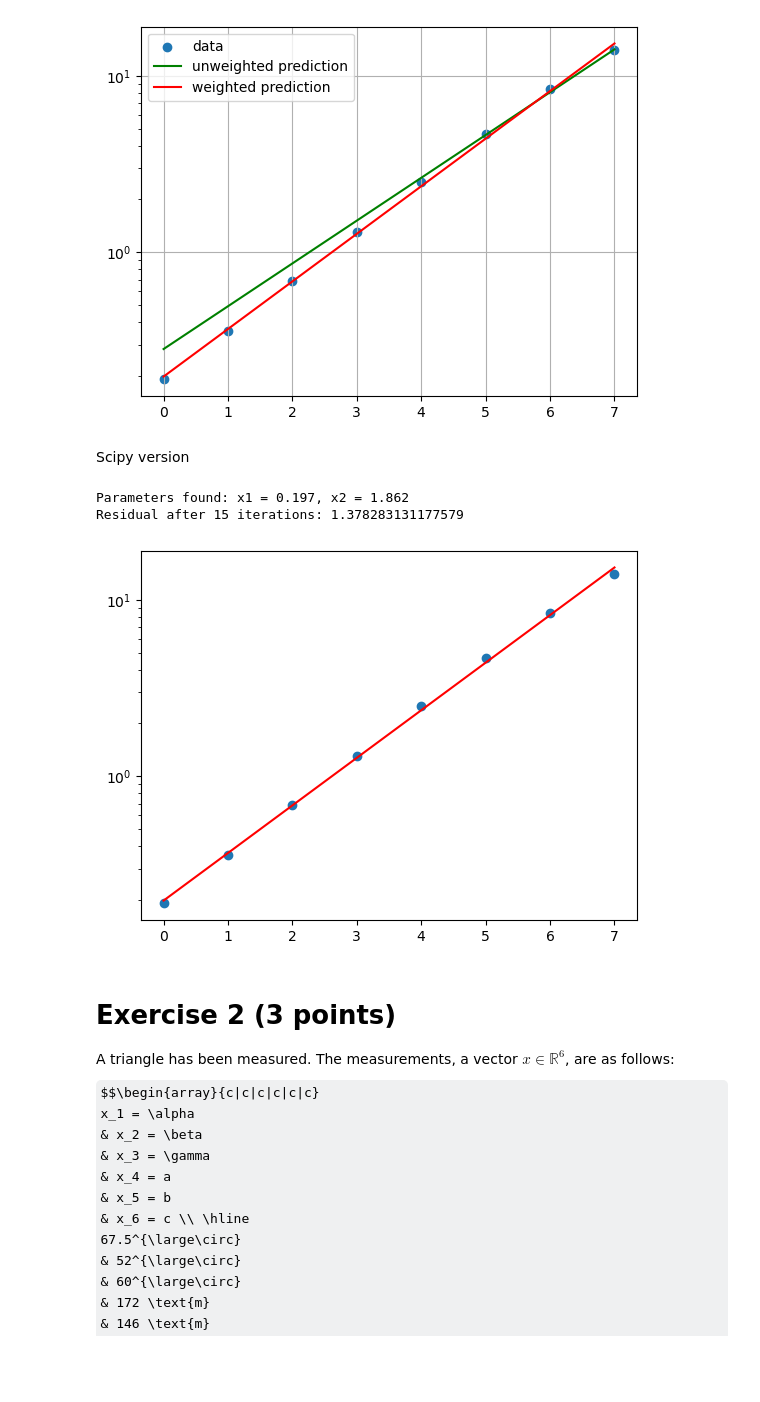
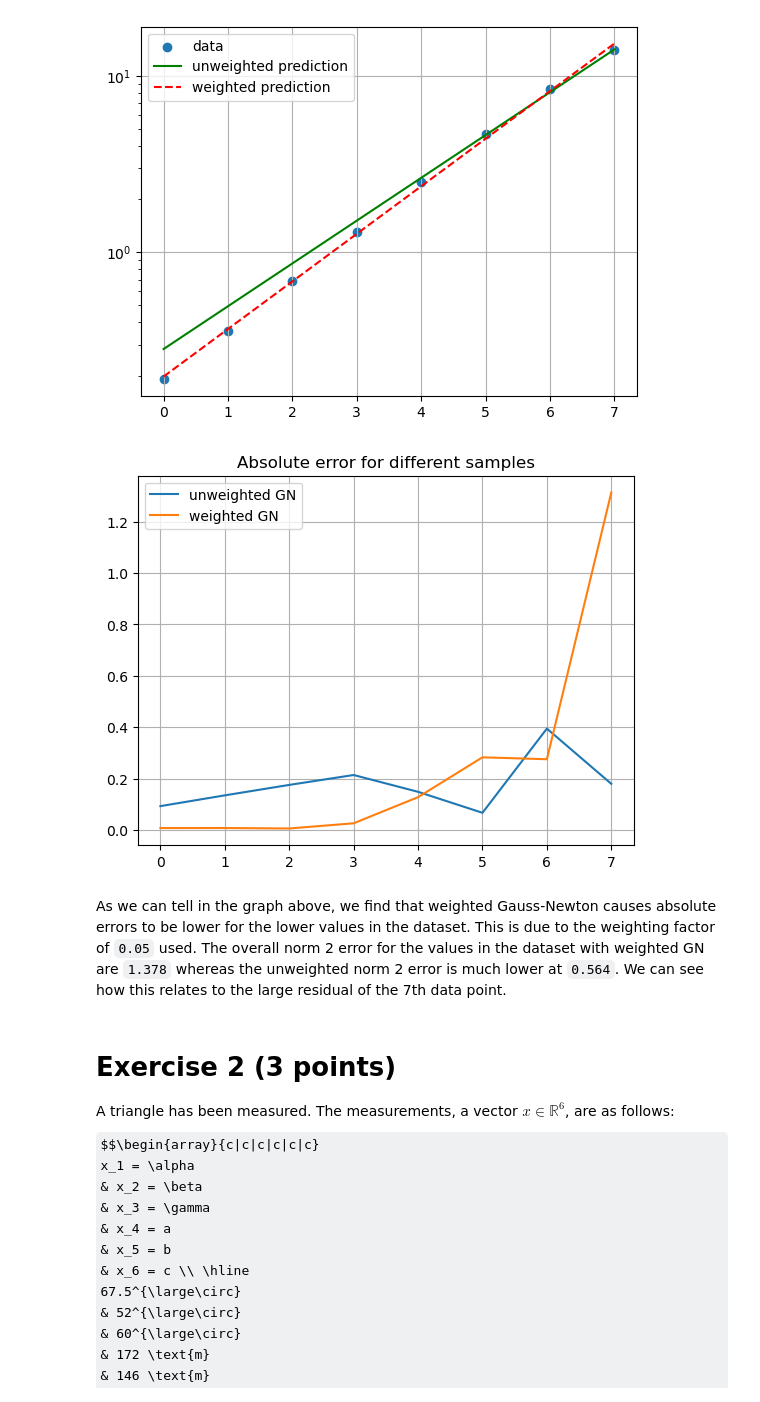
Before and after one commit to jonas4climate/na-assignment1, a Jupyter notebook: hw5_2023.ipynb, the cells around one changed output. Drawn from its saved outputs; the diff is of its cells as text; code cells hidden in the pictures; some formulas as TeX source; blank space fills up the shorter version.

```diff
--- a/hw5_2023.ipynb
+++ b/hw5_2023.ipynb
@@ -63,8 +69,12 @@ t = np.arange(len(data))
 x1, x2 = gauss_newton(x1_guess, x2_guess, t, model, data, jacobian)
 pred = model(x1, x2, t)
 res = np.linalg.norm(data - pred)
+list_res = []
+for i in range(len(data)):
+    list_res.append(abs(data[i] - pred[i]))
 print(f'Unweighted parameters found: x1 = {x1:.3f}, x2 = {x2:.3f}')
 print(f'Residual: {res:.3f}')
+
 
 plt.scatter(range(len(data)), data, label='data')
 plt.plot(range(len(data)), pred, label='prediction', color='red')
@@ -97,37 +107,19 @@ Plot the datapoints and the curve fitted to the data again in a semilogarithmic
 
 Compare the residuals, i.e. the values of $y_i - f_i(x)$) obtained in (a) and (b), and discuss the differences between the results of the weighted and the unweighted optimization.
 # %%
-def jacobian_weighted(x1: float, x2: float, t: np.ndarray, sigma: np.ndarray) -> np.ndarray:
-    dx1 = np.power(x2, t) / sigma
-    dx2 = t * x1 * np.power(x2, t-1) / sigma
-    return np.array([dx1, dx2]).T
-
-def gauss_newton_weighted(x1: float, x2: float, t: np.ndarray,
-                 f: Callable, data: np.ndarray,
-                 jac: Callable, weight: float = 0.05, max_iter: int = 100, tol: float = 1e-8) -> np.ndarray:
-    sigma = data * weight
-    for n in range(max_iter):
-        J = jac(x1, x2, t, sigma)
-        R = 1/2 * (data - f(x1, x2, t)) / sigma
-        hessian = J.T @ J
-        gradient = J.T @ R
-        delta = np.linalg.solve(hessian, gradient)
-        x1 += delta[0]
-        x2 += delta[1]
-        if np.linalg.norm(delta) < tol:
-            break
-    return np.array([x1, x2])
-
 x_guess = np.array([x1_guess, x2_guess])
-x1, x2 = gauss_newton_weighted(x1_guess, x2_guess, t, model, data, jacobian_weighted)
+x1, x2 = gauss_newton(x1_guess, x2_guess, t, model, data, jacobian, weight=0.05)
 pred_weighted = model(x1, x2, t)
 res_weighted = np.linalg.norm(data - pred_weighted)
+list_res_weighted = []
+for i in range(len(data)):
+    list_res_weighted.append(abs(data[i] - pred_weighted[i]))
 print(f'Weighted parameters found: x1 = {x1:.3f}, x2 = {x2:.3f}')
 print(f'Residual: {res_weighted:.3f}')
 
 plt.scatter(range(len(data)), data, label='data')
 plt.plot(range(len(data)), pred, label='unweighted prediction', color='green')
-plt.plot(range(len(data)), pred_weighted, label='weighted prediction', color='red')
+plt.plot(range(len(data)), pred_weighted, label='weighted prediction', color='red', linestyle='--')
 plt.yscale('log')
 plt.legend()
 plt.grid()
@@ -136,30 +128,18 @@ plt.show()
 Weighted parameters found: x1 = 0.197, x2 = 1.862
 Residual: 1.378
 [figure]
-# %% [markdown]
-Scipy version
-# %%
-def objective(x: np.ndarray, t: np.ndarray, data: np.ndarray, weight=0.05):
-    residuals = data - model(x[0], x[1], t)
-    return 1/2 * np.sum(1/((weight*data)**2) * (residuals**2))
-
-
-x_guess = np.array([x1_guess, x2_guess])
-fit = sp.optimize.minimize(objective, x_guess, args=(t, data))
-x1, x2 = fit.x
-pred = model(x1, x2, t)
-res = np.linalg.norm(data - pred)
-print(f'Parameters found: x1 = {x1:.3f}, x2 = {x2:.3f}')
-print(f'Residual after {fit.nit} iterations: {res}')
-
-plt.scatter(range(len(data)), data, label='data')
-plt.plot(range(len(data)), pred, label='prediction', color='red')
-plt.yscale('log')
-plt.show()
-# %% [output]
-Parameters found: x1 = 0.197, x2 = 1.862
-Residual after 15 iterations: 1.378283131177579
-[figure, removed]
+# %%
+# Plot residuals
+plt.title('Absolute error for different samples')
+plt.plot(t, list_res, label='unweighted GN')
+plt.plot(t, list_res_weighted, label='weighted GN')
+plt.legend()
+plt.grid()
+plt.show()
+# %% [output]
+[figure, added]
+# %% [markdown]
+As we can tell in the graph above, we find that weighted Gauss-Newton causes absolute errors to be lower for the lower values in the dataset. This is due to the weighting factor of `0.05` used. The overall norm 2 error for the values in the dataset with weighted GN  are `1.378` whereas the unweighted norm 2 error is much lower at `0.564`. We can see how this relates to the large residual of the 7th data point.
 # %% [markdown]
 # Exercise 2 (3 points)
 A triangle has been measured. The measurements, a vector $x \in \mathbb{R}^6$, are as follows:
```
Also changed, not shown: parts of 3 cells of this notebook, 1 other file.
